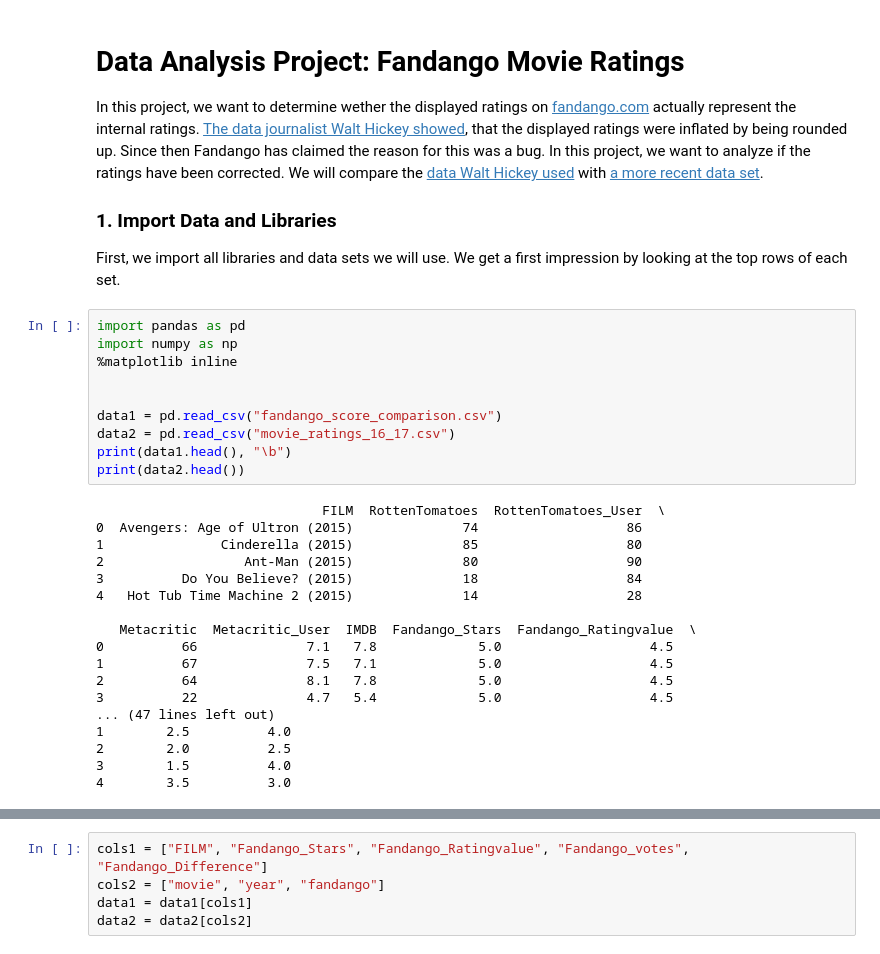
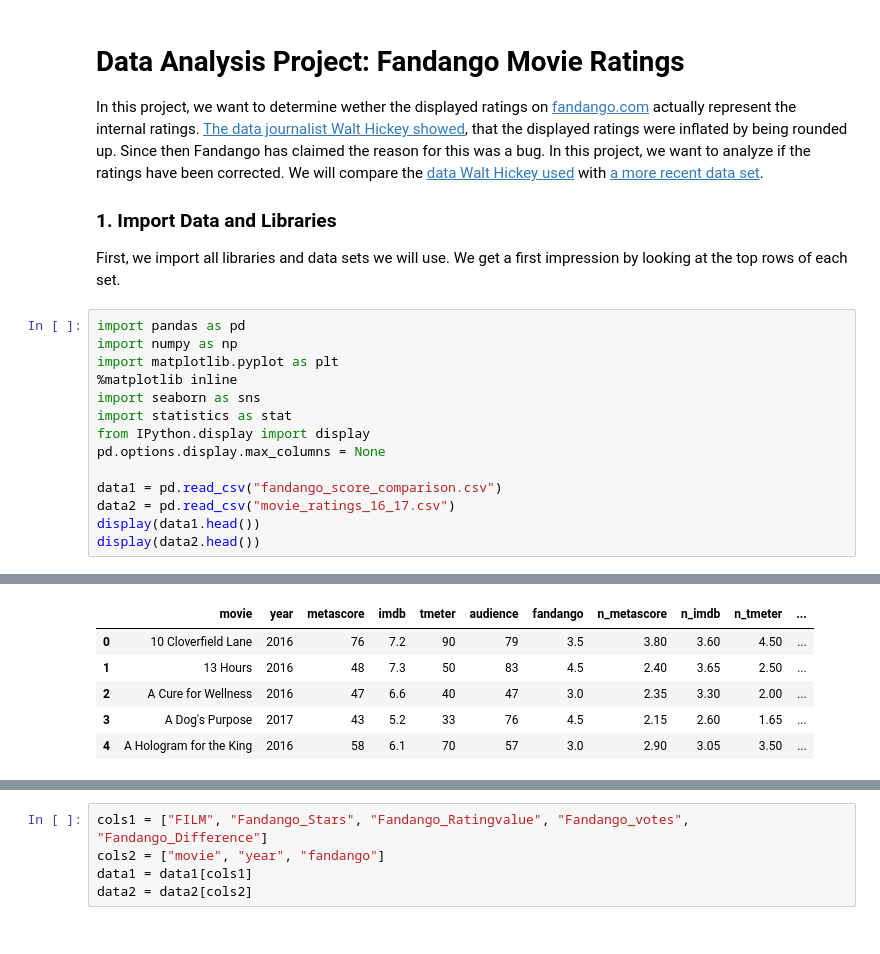
Before and after one commit to carl2727/Fandango-Movie-Ratings-Project, a Jupyter notebook: Basics.ipynb, the cells around one changed output, grey strips where cells are left out. Drawn from its saved outputs; the diff is of its cells as text.

```diff
--- a/Basics.ipynb
+++ b/Basics.ipynb
@@ -10,28 +10,15 @@ First, we import all libraries and data sets we will use. We get a first impress
 # %%
 import pandas as pd
 import numpy as np
+import matplotlib.pyplot as plt
 %matplotlib inline
-
+import seaborn as sns
+import statistics as stat
+from IPython.display import display
+pd.options.display.max_columns = None
 
 data1 = pd.read_csv("fandango_score_comparison.csv")
 data2 = pd.read_csv("movie_ratings_16_17.csv")
-print(data1.head(), "\b")
-print(data2.head())
+display(data1.head())
+display(data2.head())
 # %% [output]
-                             FILM  RottenTomatoes  RottenTomatoes_User  \
-0  Avengers: Age of Ultron (2015)              74                   86
-1               Cinderella (2015)              85                   80
-2                  Ant-Man (2015)              80                   90
-3          Do You Believe? (2015)              18                   84
-4   Hot Tub Time Machine 2 (2015)              14                   28
-
-   Metacritic  Metacritic_User  IMDB  Fandango_Stars  Fandango_Ratingvalue  \
-0          66              7.1   7.8             5.0                   4.5
-1          67              7.5   7.1             5.0                   4.5
-2          64              8.1   7.8             5.0                   4.5
-3          22              4.7   5.4             5.0                   4.5
-... (47 lines left out)
-1        2.5          4.0
-2        2.0          2.5
-3        1.5          4.0
-4        3.5          3.0
@@ -38,3 +31,9 @@ print(data2.head())
+|  | movie | year | metascore | imdb | tmeter | audience | fandango | n_metascore | n_imdb | n_tmeter | ... |
+| 0 | 10 Cloverfield Lane | 2016 | 76 | 7.2 | 90 | 79 | 3.5 | 3.80 | 3.60 | 4.50 | ... |
+| 1 | 13 Hours | 2016 | 48 | 7.3 | 50 | 83 | 4.5 | 2.40 | 3.65 | 2.50 | ... |
+| 2 | A Cure for Wellness | 2016 | 47 | 6.6 | 40 | 47 | 3.0 | 2.35 | 3.30 | 2.00 | ... |
+| 3 | A Dog's Purpose | 2017 | 43 | 5.2 | 33 | 76 | 4.5 | 2.15 | 2.60 | 1.65 | ... |
+| 4 | A Hologram for the King | 2016 | 58 | 6.1 | 70 | 57 | 3.0 | 2.90 | 3.05 | 3.50 | ... |
 # %% [markdown]
 ### 2. Understanding the Data
 
```
Also changed, not shown: parts of 6 cells of this notebook, 2 other files.
